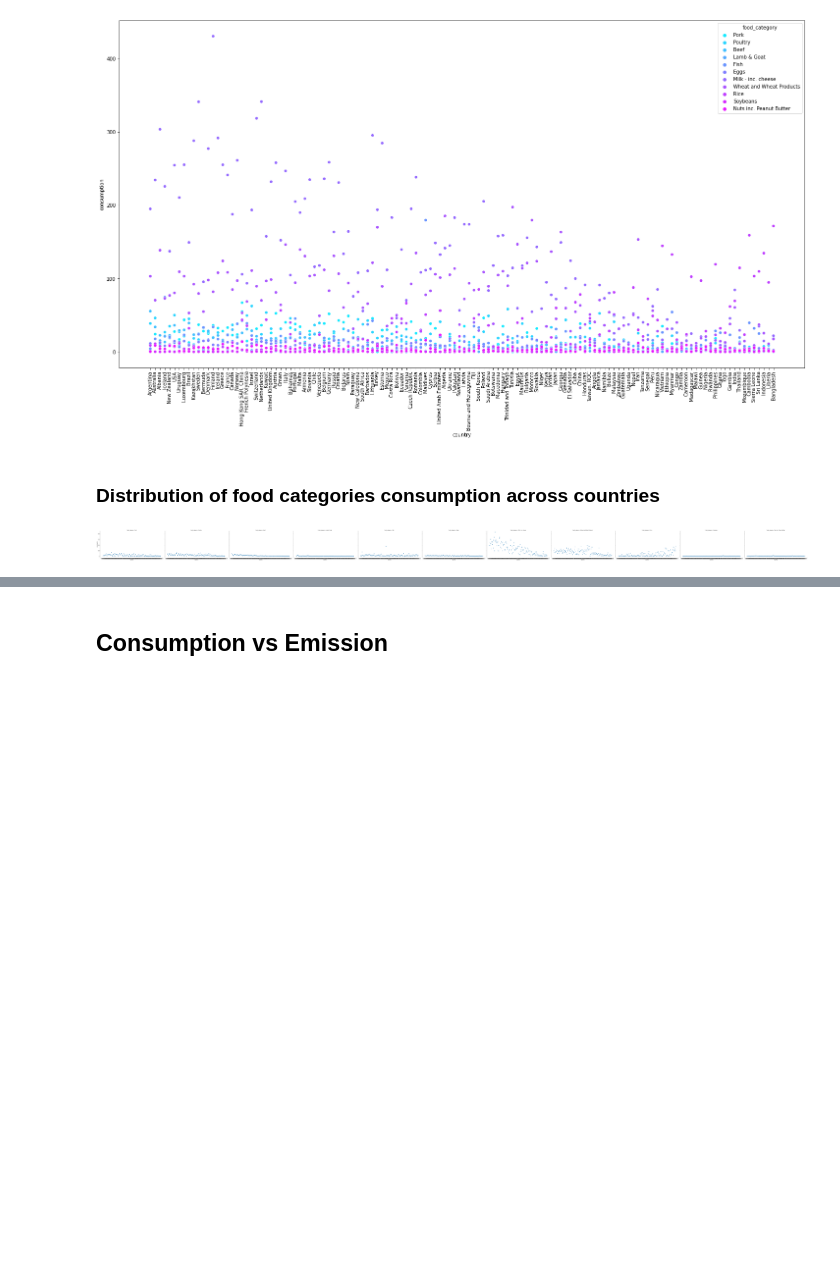
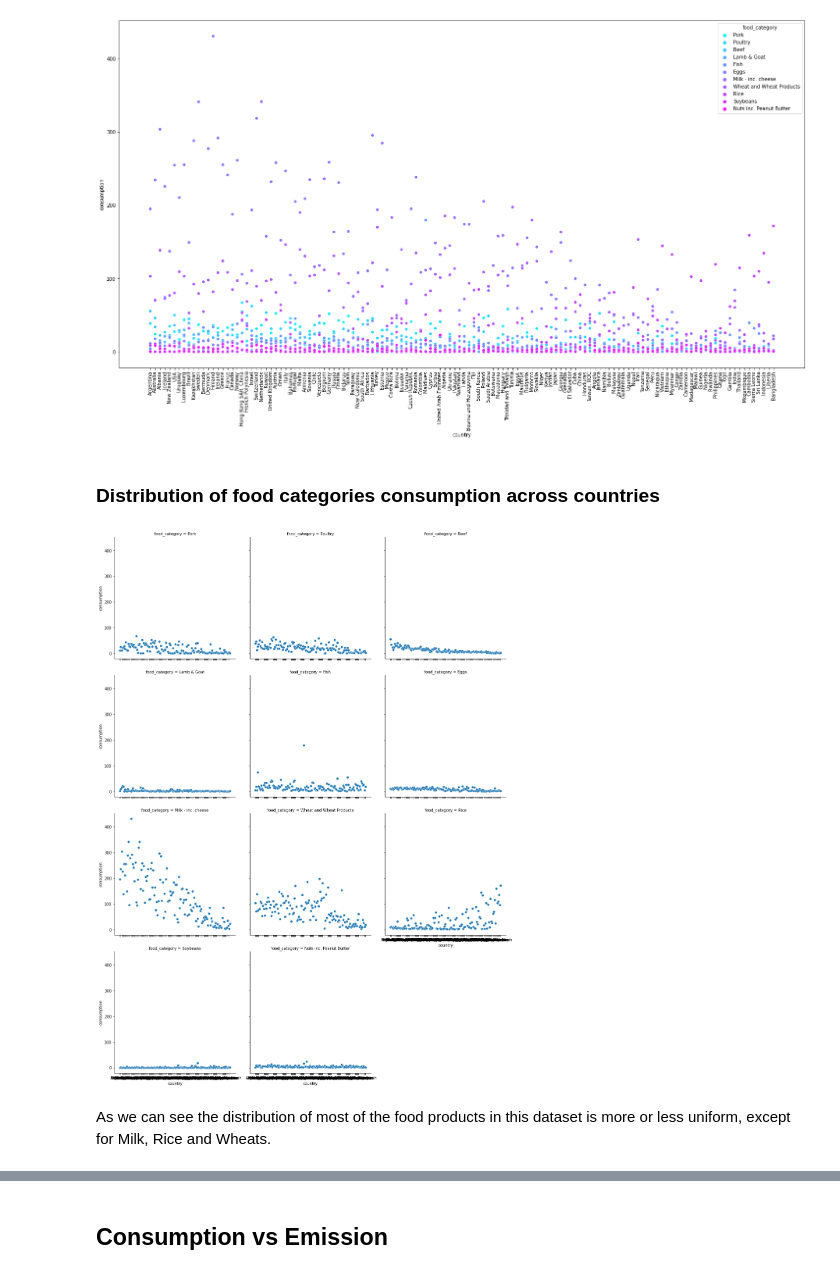
Before and after one commit to Starburned7/data-analytics-projects, a Jupyter notebook: Food_consumption.ipynb, the cells around one changed output, grey strips where cells are left out. Saved outputs shown, nothing was run; the diff lists cells and outputs as text; code cells hidden in the pictures; blank space fills up the shorter version.

```diff
--- a/Food_consumption.ipynb
+++ b/Food_consumption.ipynb
@@ -110,6 +110,8 @@ sns.scatterplot(data=df, x="country", y='consumption', hue='food_category', pale
 ### Distribution of food categories consumption across countries
 # %%
 sns.relplot(data=df, x='country', y='consumption',
-            kind='scatter', col='food_category', height=5, aspect=2);
+            kind='scatter', col='food_category',col_wrap=3);
 # %% [output]
-[figure, old version]
+[figure, new version]
+# %% [markdown]
+As we can see the distribution of most of the food products in this dataset is more or less uniform, except for Milk, Rice and Wheats.
```
Also changed, not shown: parts of 8 cells of this notebook.
